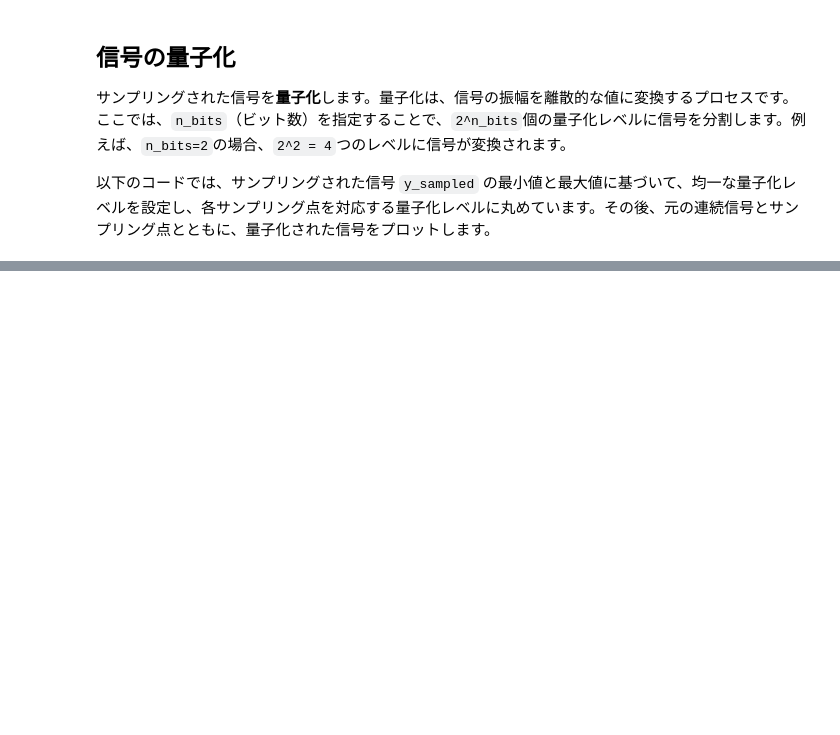
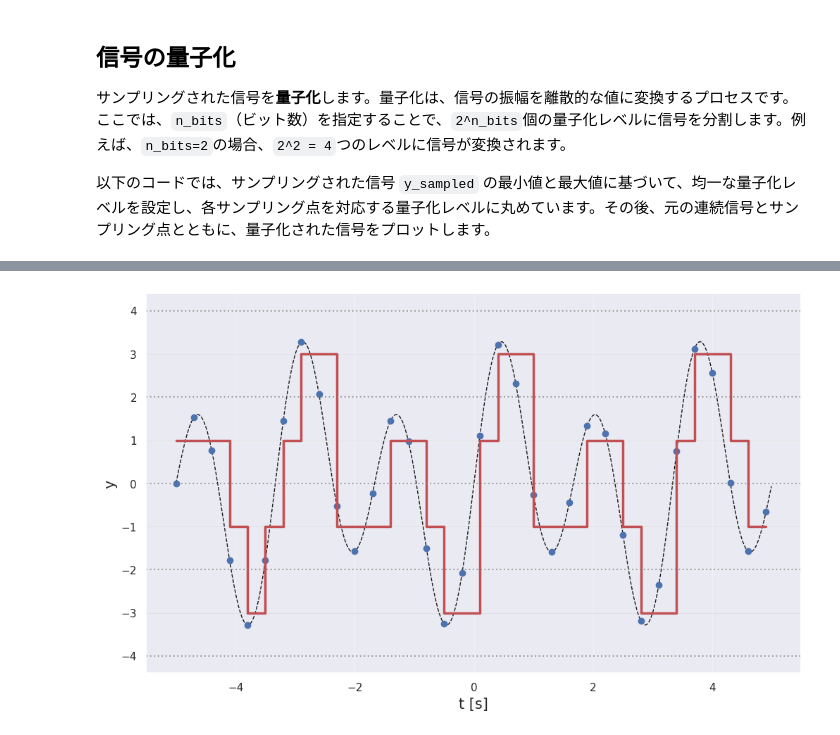
Before and after one commit to uchibe/computer_fundamentals, a Jupyter notebook: notebooks/lecture01.ipynb, the cells around one changed output, grey strips where cells are left out. Cells and saved outputs as stored; diff of their text form; code cells hidden in the pictures; blank space fills up the shorter version.

Commit message:
Add a function to draw a square wave.

```diff
--- a/notebooks/lecture01.ipynb
+++ b/notebooks/lecture01.ipynb
@@ -111,0 +194,6 @@ plt.show()
+# %%
+# 上で定義した関数を使って、標本化・量子化による矩形波への変換図をプロットします。
+# 必要な変数は、以前のセルで計算され、カーネルの状態に存在します。
+plot_quantized_square_wave(t, y, t_sampled, y_sampled, y_quantized, boundaries, centers)
+# %% [output]
+[figure, added]
```
Also changed, not shown: parts of 6 cells of this notebook.
